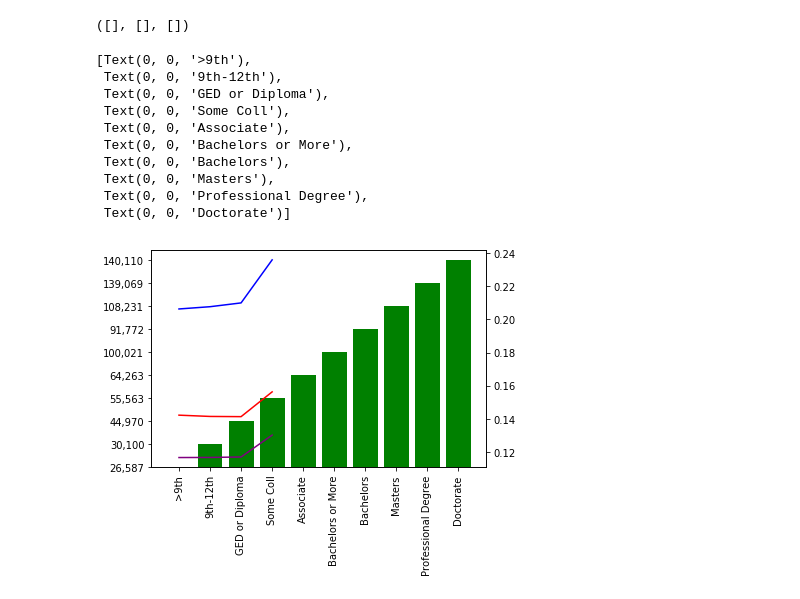
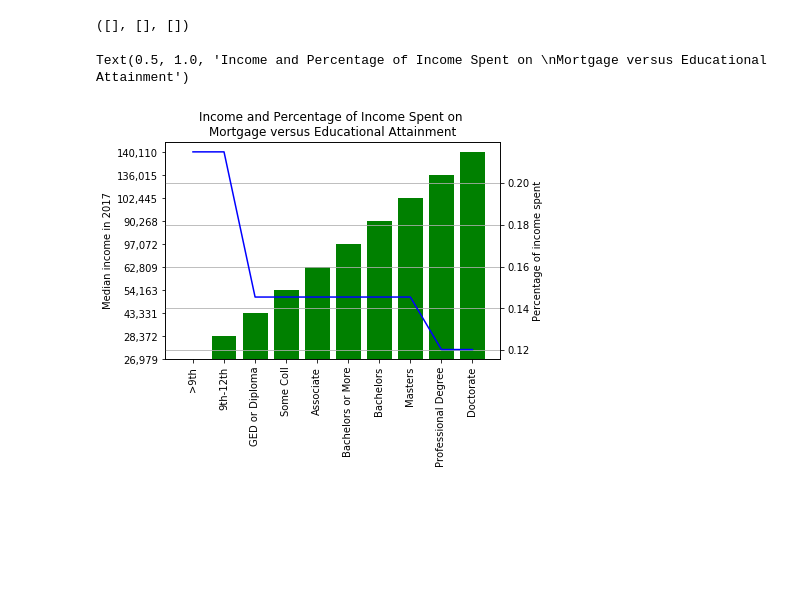
Before and after one commit to LoriHarris/Real_Estate_Affordability, a Jupyter notebook: Cleaning Labor, Income, and Education CSVs.ipynb, the cells around one changed output. Drawn from its saved outputs; the diff is of its cells as text; code cells hidden in the pictures; blank space fills up the shorter version.

Commit message:
Created graph to show percentage of income spent on mortgage vs education and median income for 2016

```diff
--- a/Cleaning Labor, Income, and Education CSVs.ipynb
+++ b/Cleaning Labor, Income, and Education CSVs.ipynb
@@ -173,4 +173,6 @@ ax1.legend()
 mort_df5 = mort_df1[["2016-03-31", "2016-06-30", "2016-09-30", "2016-12-31"]]
 mort_df5 = mort_df5.T
 mort_df5.columns = ["Upper", "Middle", "Bottom"]
-mort_df5
+mean1 = mort_df5["Upper"].mean()
+mean2 = mort_df5["Middle"].mean()
+mean3 = mort_df5["Bottom"].mean()
@@ -204,0 +179,6 @@ See the caveats in the documentation: http://pandas.pydata.org/pandas-docs/stabl
+# %%
+total = edu_data.iloc[[29, 57, 85, 113, 141, 169, 197, 225, 253, 280]]
+
+total["Tier"]=""
+total["Mort Perc"]=""
+total
@@ -216,5 +218,6 @@ See the caveats in the documentation: http://pandas.pydata.org/pandas-docs/stabl
 # %%
 tier = []
+perc = []
 total["Median Income in 2017 USD"] = total["Median Income in 2017 USD"].astype(str).str.replace(",", "")
 
 total["Median Income in 2017 USD"] = total["Median Income in 2017 USD"].apply(pd.to_numeric)
@@ -223,11 +226,15 @@ med_income = total["Median Income in 2017 USD"]
 for x in med_income:
     if x < 39999:
         tier.append("Bottom")
+        perc.append(mean1)
     if x <= 118000 and x >= 40000:
         tier.append("Middle")
+        perc.append(mean2)
     if x > 118000:
         tier.append("Upper")
+        perc.append(mean3)
 total["Tier"] = tier
+total["Mort Perc"] = perc
 total
 # %% [output]
 A value is trying to be set on a copy of a slice from a DataFrame.
@@ -262,29 +273,20 @@ bottom, middle, upper
 # %%
 x_axis = np.arange(len(total["Median income"]))
 data = total["Median income"]
 labels = [">9th", "9th-12th", "GED or Diploma", "Some Coll", "Associate", "Bachelors or More", "Bachelors", "Masters", "Professional Degree", "Doctorate"]
 
 fig, ax1 = plt.subplots()
 ax2 = ax1.twinx()
 
+ax1.bar(x_axis, data, color="g", align='center')
+ax2.plot(x_axis, total["Mort Perc"], "b")
 
-
-
-ax1.bar(x_axis, data, color="g", align='center')
-ax2.plot(np.arange(len(mort_df5["Upper"])), mort_df5["Upper"], "b-")
-ax2.plot(np.arange(len(mort_df5["Middle"])), mort_df5["Middle"], "r-")
-ax2.plot(np.arange(len(mort_df5["Bottom"])), mort_df5["Bottom"], "purple")
 ax1.set_xticks(x_axis)
 ax1.set_xticklabels(labels, rotation=90)
+ax1.set_ylabel("Median income in 2017")
+ax2.set_ylabel("Percentage of income spent")
+plt.grid()
+plt.title("Income and Percentage of Income Spent on \nMortgage versus Educational Attainment")
 # %% [output]
-[Text(0, 0, '>9th'),
- Text(0, 0, '9th-12th'),
- Text(0, 0, 'GED or Diploma'),
- Text(0, 0, 'Some Coll'),
- Text(0, 0, 'Associate'),
- Text(0, 0, 'Bachelors or More'),
- Text(0, 0, 'Bachelors'),
- Text(0, 0, 'Masters'),
- Text(0, 0, 'Professional Degree'),
- Text(0, 0, 'Doctorate')]
+Text(0.5, 1.0, 'Income and Percentage of Income Spent on \nMortgage versus Educational Attainment')
-[figure, old version]
+[figure, new version]
```
Also changed, not shown: parts of 5 cells of this notebook.
